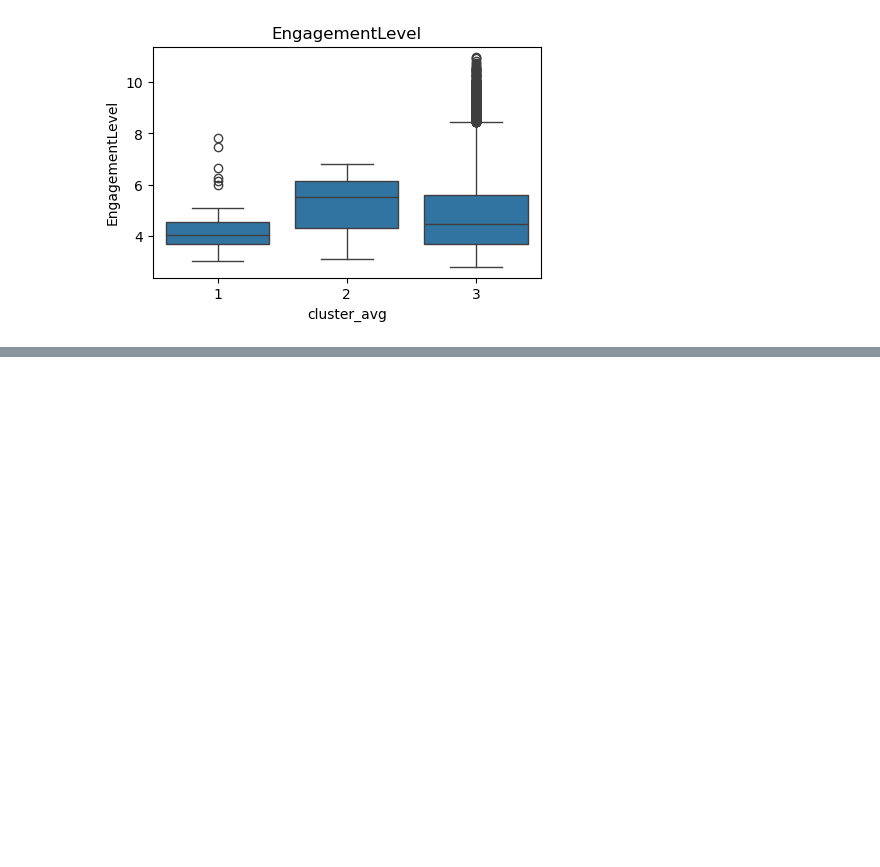
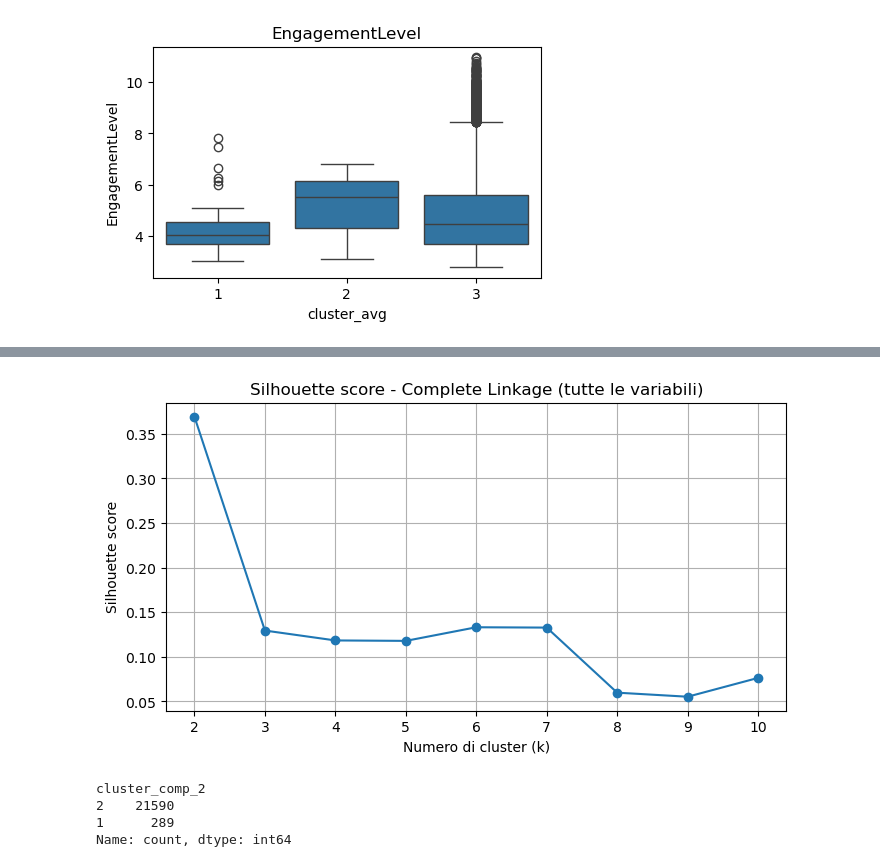
Before and after one commit to leopasq24/DataMining, a Jupyter notebook: hierarchical_clustering (2).ipynb, the cells around one changed output, grey strips where cells are left out. Saved outputs shown, nothing was run; the diff lists cells and outputs as text; code cells hidden in the pictures; blank space fills up the shorter version.

```diff
--- a/hierarchical_clustering (2).ipynb
+++ b/hierarchical_clustering (2).ipynb
@@ -391,0 +407,12 @@ for col in numeric_vars:
+# %%
+from sklearn.metrics import silhouette_score
+from scipy.cluster.hierarchy import fcluster
+
+sil_scores_comp = {}
+
+for k in range(2, 11):
+    clusters_k = fcluster(Z_comp, t=k, criterion='maxclust')
+    score = silhouette_score(df_cluster, clusters_k)
+    sil_scores_comp[k] = score
+
+sil_scores_comp
@@ -391,0 +429,10 @@ for col in numeric_vars:
+# %%
+plt.figure(figsize=(8, 4))
+plt.plot(list(sil_scores_comp.keys()), list(sil_scores_comp.values()), marker='o')
+plt.title("Silhouette score - Complete Linkage (tutte le variabili)")
+plt.xlabel("Numero di cluster (k)")
+plt.ylabel("Silhouette score")
+plt.grid(True)
+plt.show()
+# %% [output]
+[figure, added]
@@ -391,0 +444,8 @@ for col in numeric_vars:
+# %%
+df["cluster_comp_2"].value_counts()
+#THIS IS STILL SOOO BAD! THESE ARE NOT CLUSTERS, BLOCK OF POINTS AND OUTLIERS...
+# %% [output]
+cluster_comp_2
+2    21590
+1      289
+Name: count, dtype: int64
```
Also changed, not shown: parts of 31 cells of this notebook.
